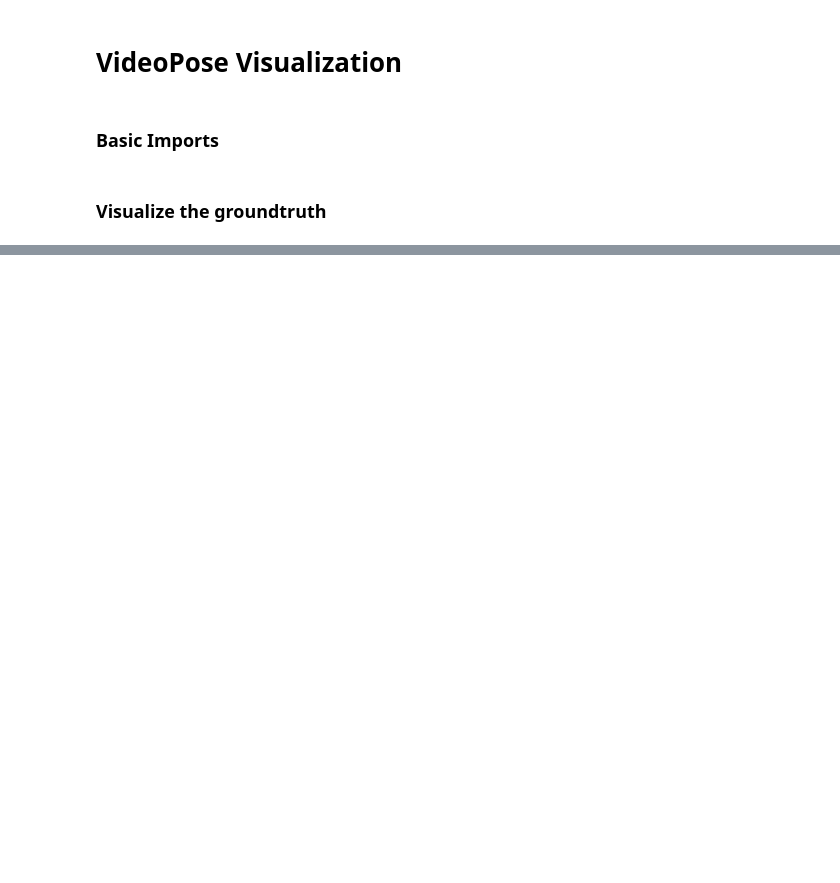
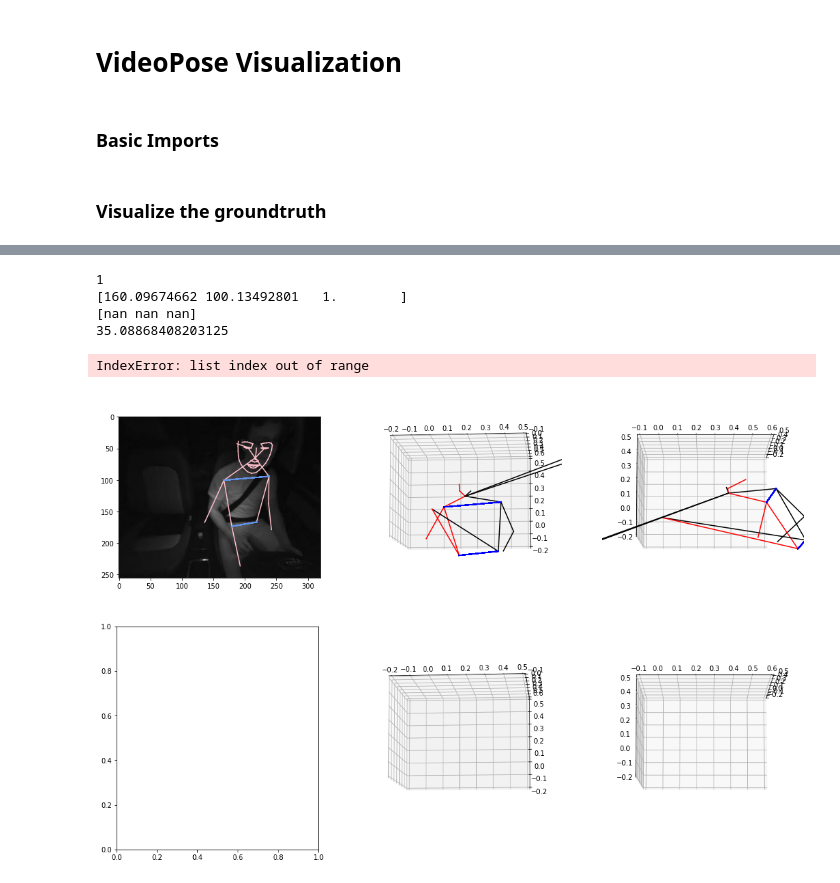
Before and after one commit to Victoria-brami/VideoPose3D, a Jupyter notebook: render.ipynb, the cells around one changed output, grey strips where cells are left out. Drawn from its saved outputs; the diff is of its cells as text; code cells hidden in the pictures; blank space fills up the shorter version.

```diff
--- a/render.ipynb
+++ b/render.ipynb
@@ -509,0 +1081,34 @@ Limit:  200
+# %%
+print(len(all_frames))
+
+parents = FACE_AND_BODY_SKELETON.parents()
+frame_id = 101
+Kint = np.array([[567/4, 0, 640/4], [0, 567/4, 512/4], [0, 0, 1]])
+for frame_id in range(10):
+    fig = plt.figure( figsize=(18, 6))
+    ax1 = fig.add_subplot(1, 3, 1)
+    ax2 = fig.add_subplot(1, 3, 2, projection='3d')
+    ax2.set_xlim3d([-0.2, 0.5])
+    ax2.set_ylim3d([-0.1, 0.6])
+    ax2.set_zlim3d([-0.2, 0.5])
+    ax2.view_init(elev=-8, azim=-85)
+    ax3 = fig.add_subplot(1, 3, 3, projection='3d')
+    ax3.set_xlim3d([-0.2, 0.5])
+    ax3.set_ylim3d([-0.1, 0.6])
+    ax3.set_zlim3d([-0.2, 0.5])
+    ax3.view_init(elev=-8, azim=0)
+    plot_2d_skeleton(frame_id, keypoints, all_frames, parents, ax1)
+    plot_3d_skeleton(frame_id, keypoints, keypoints3d, parents, FACE_AND_BODY_SKELETON, ax2)
+    plot_3d_skeleton(frame_id, keypoints, keypoints3d, parents, FACE_AND_BODY_SKELETON, ax3)
+    print(np.dot(Kint, keypoints3d[frame_id][6]) / keypoints3d[frame_id][6][2])
+    print(np.dot(Kint, wkeypoints3d[frame_id][6]) / wkeypoints3d[frame_id][6][2])
+    print(abs(np.min(keypoints3d[frame_id, 17:, 2])-np.max(keypoints3d[frame_id, 17:, 2])))
+    print()
+# %% [output]
+1
+[160.09674662 100.13492801   1.        ]
+[nan nan nan]
+35.08868408203125
+IndexError: list index out of range
+[figure, added]
+[figure, added]
```
Also changed, not shown: parts of 29 cells of this notebook.
